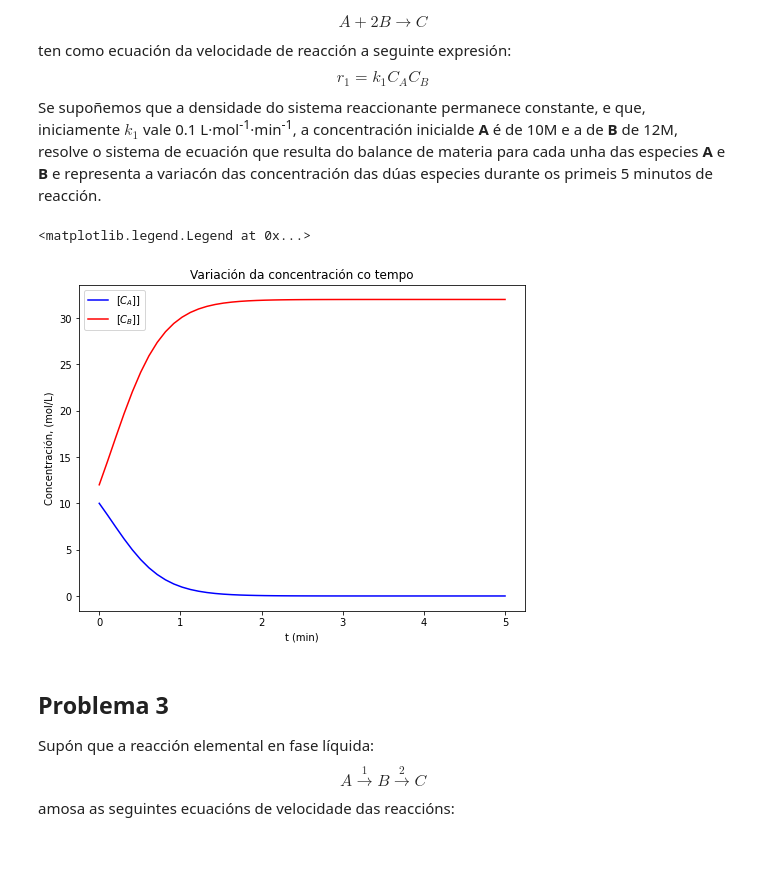
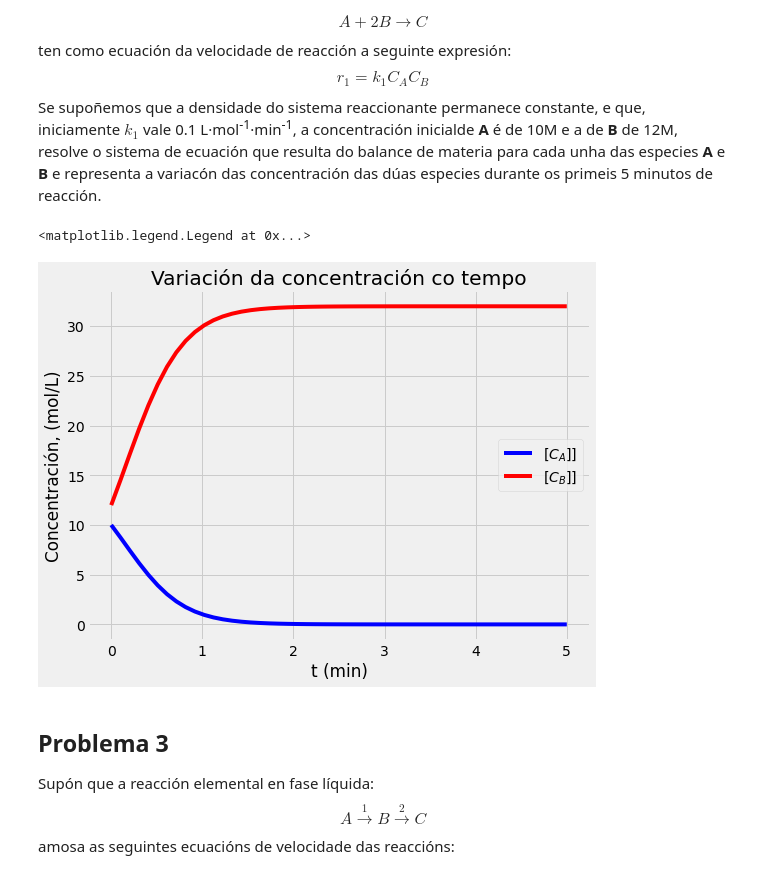
Before and after one commit to anxosanchez/sopq, a Jupyter notebook: Casos de teoría/Jupyter/EC09.ipynb, the cells around one changed output. Saved outputs shown, nothing was run; the diff lists cells and outputs as text; code cells hidden in the pictures; blank space fills up the shorter version.

```diff
--- a/Casos de teoría/Jupyter/EC09.ipynb
+++ b/Casos de teoría/Jupyter/EC09.ipynb
@@ -35,6 +53,7 @@ t_eval = np.linspace(t0,t_fin)
 sol1 = solve_ivp(fun = modelo, t_span = t_span, y0 = y0, t_eval = t_eval)
 # %%
 plt.figure(figsize=(8,6))
+plt.style.use('fivethirtyeight')
 plt.plot(sol1.t,sol1.y[0],'b-')
 plt.xlabel('t (min)')
 plt.ylabel('Temperatura, ºC')
@@ -73,14 +92,15 @@ t_eval = np.linspace(t0,t_fin)
 sol2 = solve_ivp(fun = reac, t_span = t_span, y0 = y0, t_eval = t_eval)
 # %%
 plt.figure(figsize=(8,6))
+plt.style.use('seaborn-dark-palette')
 plt.plot(sol2.t,sol2.y[0],'b-',sol2.t,sol2.y[1],'r-')
 plt.xlabel('t (min)')
 plt.ylabel('Concentración, (mol/L)')
 plt.title('Variación da concentración co tempo')
 plt.legend(['[$C_A$]]','[$C_B$]]'])
 # %% [output]
 <matplotlib.legend.Legend at 0x...>
-[figure, old version]
+[figure, new version]
 # %% [markdown]
 ## Problema 3
 
```
Also changed, not shown: parts of 4 cells of this notebook.
